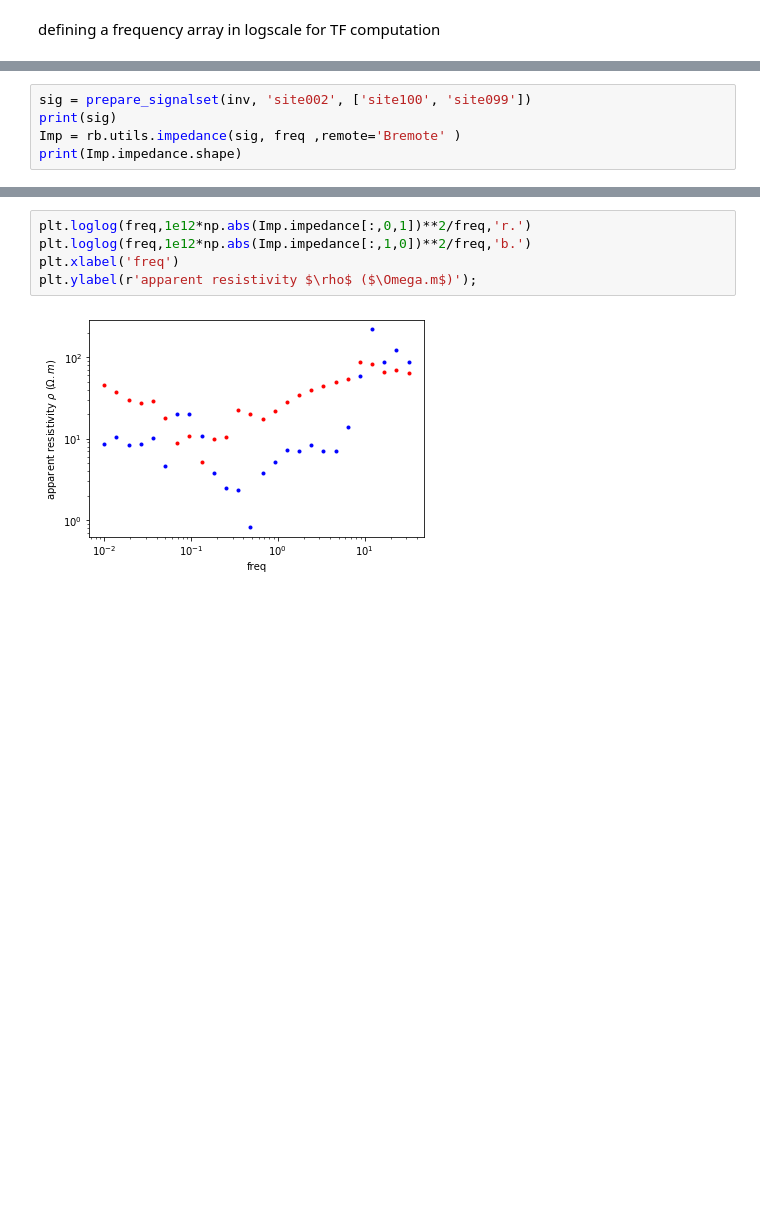
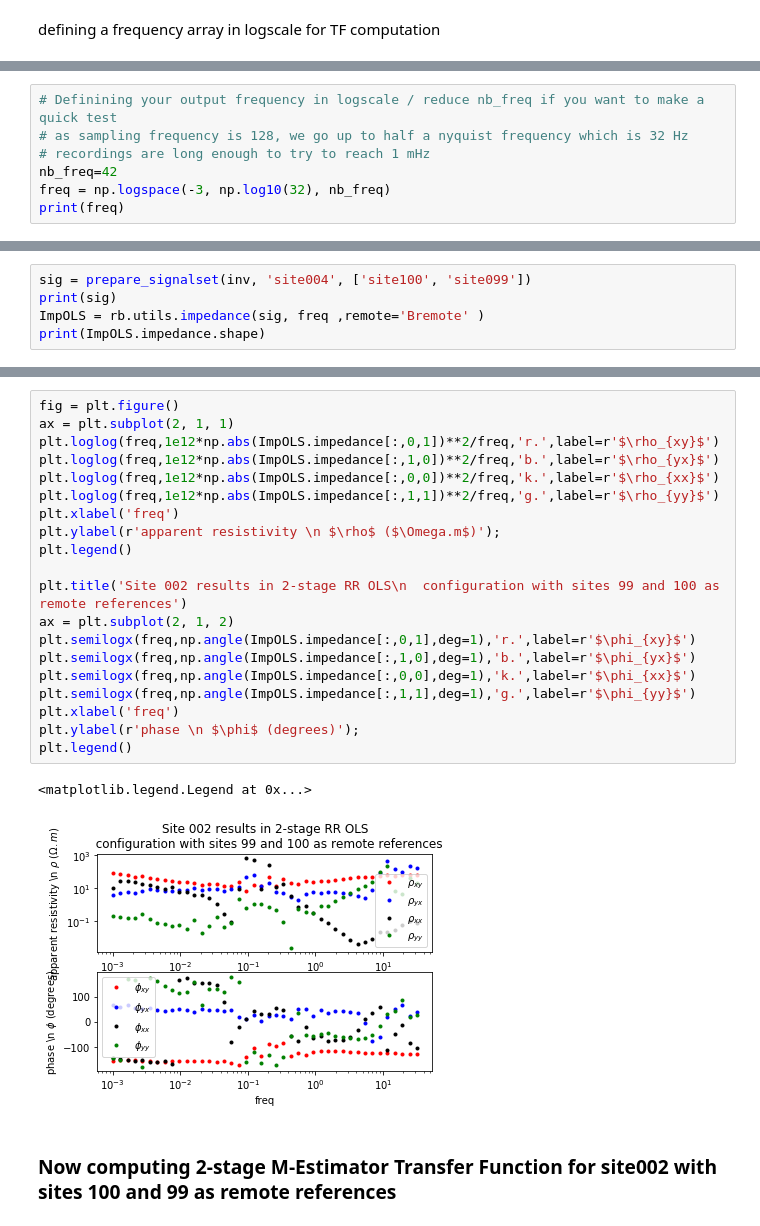
Before and after one commit to BRGM/razorback, a Jupyter notebook: docs/source/tutorials/survey-study.ipynb, the cells around one changed output, grey strips where cells are left out. Drawn from its saved outputs; the diff is of its cells as text; blank space fills up the shorter version.

```diff
--- a/docs/source/tutorials/survey-study.ipynb
+++ b/docs/source/tutorials/survey-study.ipynb
@@ -155,0 +157,7 @@ print(freq)
+# %%
+# Definining your output frequency in logscale / reduce nb_freq if you want to make a quick test
+# as sampling frequency is 128, we go up to half a nyquist frequency which is 32 Hz
+# recordings are long enough to try to reach 1 mHz
+nb_freq=42
+freq = np.logspace(-3, np.log10(32), nb_freq)
+print(freq)
@@ -156,7 +178,7 @@ print(freq)
 # %%
-sig = prepare_signalset(inv, 'site002', ['site100', 'site099'])
+sig = prepare_signalset(inv, 'site004', ['site100', 'site099'])
 print(sig)
-Imp = rb.utils.impedance(sig, freq ,remote='Bremote' )
-print(Imp.impedance.shape)
+ImpOLS = rb.utils.impedance(sig, freq ,remote='Bremote' )
+print(ImpOLS.impedance.shape)
 # %% [output]
 SignalSet: 9 channels, 1 run
@@ -179,7 +201,25 @@ starting frequency 32
-# %%
-plt.loglog(freq,1e12*np.abs(Imp.impedance[:,0,1])**2/freq,'r.')
-plt.loglog(freq,1e12*np.abs(Imp.impedance[:,1,0])**2/freq,'b.')
-plt.xlabel('freq')
-plt.ylabel(r'apparent resistivity $\rho$ ($\Omega.m$)');
-# %% [output]
-[figure, removed]
+# %%
+fig = plt.figure()
+ax = plt.subplot(2, 1, 1)
+plt.loglog(freq,1e12*np.abs(ImpOLS.impedance[:,0,1])**2/freq,'r.',label=r'$\rho_{xy}$')
+plt.loglog(freq,1e12*np.abs(ImpOLS.impedance[:,1,0])**2/freq,'b.',label=r'$\rho_{yx}$')
+plt.loglog(freq,1e12*np.abs(ImpOLS.impedance[:,0,0])**2/freq,'k.',label=r'$\rho_{xx}$')
+plt.loglog(freq,1e12*np.abs(ImpOLS.impedance[:,1,1])**2/freq,'g.',label=r'$\rho_{yy}$')
+plt.xlabel('freq')
+plt.ylabel(r'apparent resistivity \n $\rho$ ($\Omega.m$)');
+plt.legend()
+
+plt.title('Site 002 results in 2-stage RR OLS\n  configuration with sites 99 and 100 as remote references')
+ax = plt.subplot(2, 1, 2)
+plt.semilogx(freq,np.angle(ImpOLS.impedance[:,0,1],deg=1),'r.',label=r'$\phi_{xy}$')
+plt.semilogx(freq,np.angle(ImpOLS.impedance[:,1,0],deg=1),'b.',label=r'$\phi_{yx}$')
+plt.semilogx(freq,np.angle(ImpOLS.impedance[:,0,0],deg=1),'k.',label=r'$\phi_{xx}$')
+plt.semilogx(freq,np.angle(ImpOLS.impedance[:,1,1],deg=1),'g.',label=r'$\phi_{yy}$')
+plt.xlabel('freq')
+plt.ylabel(r'phase \n $\phi$ (degrees)');
+plt.legend()
+# %% [output]
+<matplotlib.legend.Legend at 0x...>
+[figure, added]
+# %% [markdown]
+### Now computing 2-stage M-Estimator Transfer Function for site002 with sites 100 and 99 as remote references
```
Also changed, not shown: parts of 28 cells of this notebook, 2 other files.
